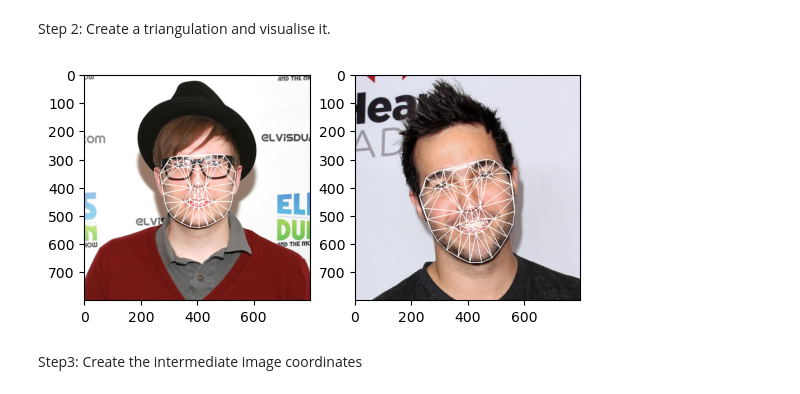
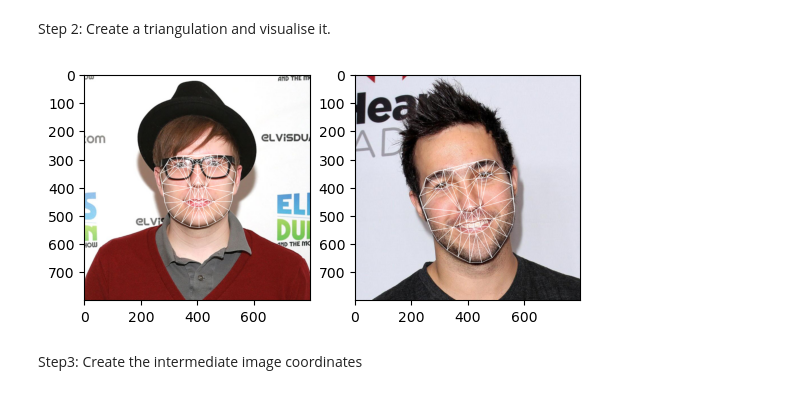
Before and after one commit to derkder/CGVI_CourseWork, a Jupyter notebook: ImageProcessing/CW/FaceMorphing.ipynb, the cells around one changed output. Saved outputs shown, nothing was run; the diff lists cells and outputs as text; code cells hidden in the pictures.

```diff
--- a/ImageProcessing/CW/FaceMorphing.ipynb
+++ b/ImageProcessing/CW/FaceMorphing.ipynb
@@ -37,6 +38,7 @@ detector = dlib.get_frontal_face_detector()
 predictor = dlib.shape_predictor("shape_predictor_68_face_landmarks.dat")
 
 def get_landmarks(image):
+    img_show = image.copy()
     landmarks = []
     detections = detector(image, 1)
     for k, d in enumerate(detections):
@@ -46,8 +48,8 @@ def get_landmarks(image):
             y = shape.part(i).y
             landmarks.append((x, y))
             # draw landmarks point on image
-            cv2.circle(image, (x, y), 1, (0, 0, 255), -1)
-    return landmarks, image
+            cv2.circle(img_show, (x, y), 1, (0, 0, 255), -1)
+    return landmarks, img_show
 
 landmarks1, image1_with_landmarks = get_landmarks(image1)
 landmarks2, image2_with_landmarks = get_landmarks(image2)
@@ -64,30 +66,35 @@ Step 2:  Create a triangulation and visualise it.
 # %%
 def draw_delaunay(img, points, triangles, color=(255, 255, 255)):
     # draw the triangles using given triangle indices
+    img_show = img.copy()
     for tri in triangles:
         pt1 = (int(points[tri[0]][0]), int(points[tri[0]][1]))
         pt2 = (int(points[tri[1]][0]), int(points[tri[1]][1]))
         pt3 = (int(points[tri[2]][0]), int(points[tri[2]][1]))
 
-        cv2.line(img, pt1, pt2, color, 1, cv2.LINE_AA, 0)
-        cv2.line(img, pt2, pt3, color, 1, cv2.LINE_AA, 0)
-        cv2.line(img, pt3, pt1, color, 1, cv2.LINE_AA, 0)
+        cv2.line(img_show, pt1, pt2, color, 1, cv2.LINE_AA, 0)
+        cv2.line(img_show, pt2, pt3, color, 1, cv2.LINE_AA, 0)
+        cv2.line(img_show, pt3, pt1, color, 1, cv2.LINE_AA, 0)
+    return img_show
 
 # Create Delaunay triangulation for the first image
 delaunay_triangles1 = Delaunay(landmarks1)
 
-draw_delaunay(image1, landmarks1, delaunay_triangles1.simplices)
-draw_delaunay(image2, landmarks2, delaunay_triangles1.simplices)
+# visualize
+image1_show = draw_delaunay(image1, landmarks1, delaunay_triangles1.simplices)
+image2_show = draw_delaunay(image2, landmarks2, delaunay_triangles1.simplices)
 
 plt.subplot(1, 2, 1)
-plt.imshow(image1)
+plt.imshow(image1_show)
 plt.subplot(1, 2, 2)
-plt.imshow(image2)
+plt.imshow(image2_show)
 plt.show()
 
+# get the triangles indexes
 delaunay_triangles1 = delaunay_triangles1.simplices
+# print(delaunay_triangles1) # indexes
 # %% [output]
-[figure, old version]
+[figure, new version]
 # %% [markdown]
 Step3: Create the intermediate image coordinates
 # %%
```
Also changed, not shown: parts of 7 cells of this notebook, 10 other files.
